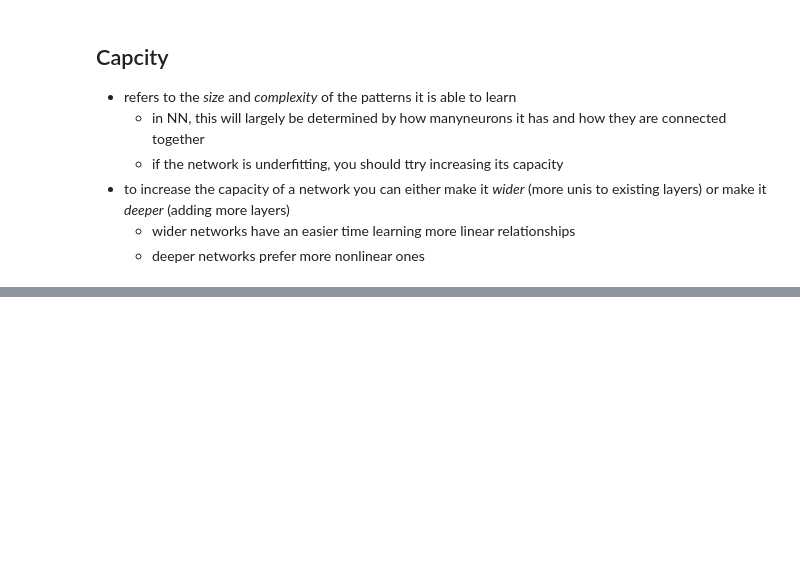
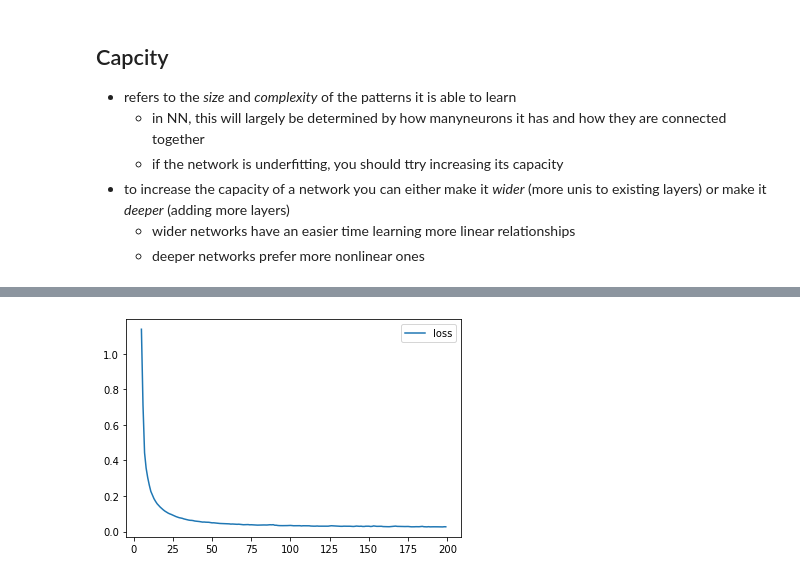
Before and after one commit to njuliacsouza/_Kaggle, a Jupyter notebook: 4_Overfitting_and_Underfitting.ipynb, the cells around one changed output, grey strips where cells are left out. Cells and saved outputs as stored; diff of their text form; code cells hidden in the pictures; blank space fills up the shorter version.

```diff
--- a/4_Overfitting_and_Underfitting.ipynb
+++ b/4_Overfitting_and_Underfitting.ipynb
@@ -40,17 +65,41 @@ from tensorflow import keras
 from tensorflow.keras import layers
 
 model = keras.Sequential([
-    layers.Dense(16, activation='relu'),
+    layers.Dense(50, activation='relu'),
     layers.Dense(1),
 ])
 
 wider = keras.Sequential([
-    layers.Dense(32, activation='relu'),
+    layers.Dense(100, activation='relu'),
     layers.Dense(1),
 ])
 
 deeper = keras.Sequential([
-    layers.Dense(16, activation='relu'),
-    layers.Dense(16, activation='relu'),
+    layers.Dense(50, activation='relu'),
+    layers.Dense(50, activation='relu'),
     layers.Dense(1),
 ])
+# %%
+model.compile(optimizer='adam', loss='mae')
+
+wider.compile(optimizer='adam', loss='mae')
+
+deeper.compile(optimizer='adam', loss='mae')
+# %%
+history_model = model.fit(
+    X, y,
+    batch_size=128,
+    epochs=200,
+)
+
+history_wider = model.fit(
+    X, y,
+    batch_size=128,
+    epochs=200,
+)
+
+history_deeper = model.fit(
+    X, y,
+    batch_size=128,
+    epochs=200,
+)
@@ -56,0 +124,6 @@ deeper = keras.Sequential([
+# %%
+history_df = pd.DataFrame(history_model.history)
+# Start the plot at epoch 5. You can change this to get a different view.
+history_df.loc[5:, ['loss']].plot();
+# %% [output]
+[figure, added]
```
Also changed, not shown: parts of 4 cells of this notebook, 1 other file.
